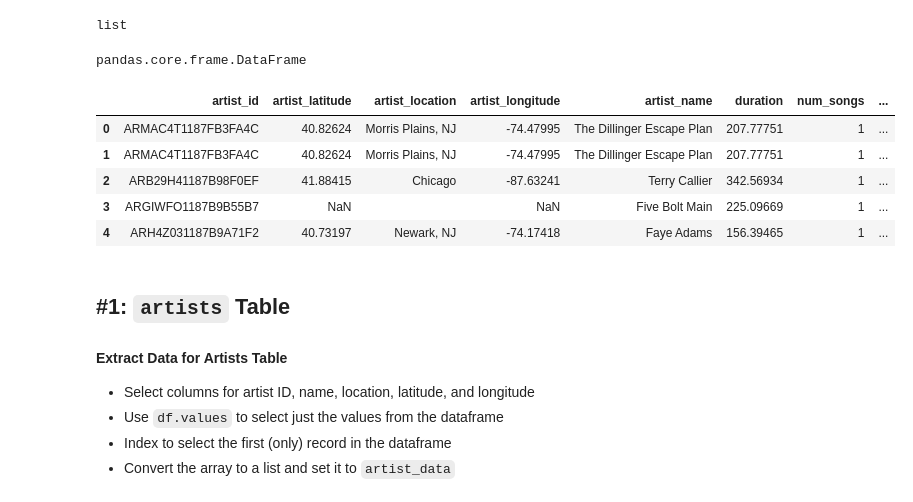
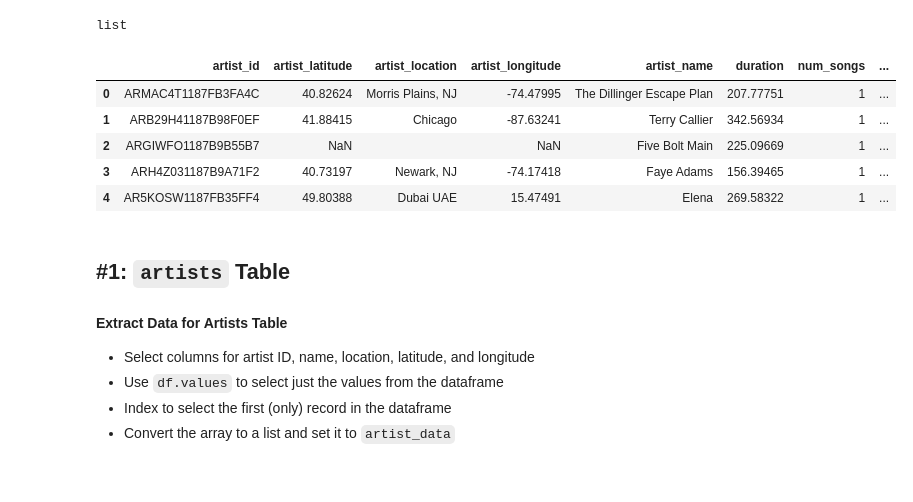
Before and after one commit to gabfr/data-engineering-nanodegree, a Jupyter notebook: 1-data-modeling/L3-Project_Data_Modeling_with_Postgres/etl.ipynb, the cells around one changed output. Saved outputs shown, nothing was run; the diff lists cells and outputs as text; code cells hidden in the pictures.

```diff
--- a/1-data-modeling/L3-Project_Data_Modeling_with_Postgres/etl.ipynb
+++ b/1-data-modeling/L3-Project_Data_Modeling_with_Postgres/etl.ipynb
@@ -45,21 +45,17 @@ list
 # %%
 song_files_iterator = iter(song_files)
 file_path = next(song_files_iterator)
 df = pd.read_json(file_path, lines=True)
-type(df)
+for song_file in song_files_iterator:
+    df = df.append(pd.read_json(song_file, lines=True), ignore_index=True)
+df.head()
 # %% [output]
-pandas.core.frame.DataFrame
+|  | artist_id | artist_latitude | artist_location | artist_longitude | artist_name | duration | num_songs | ... |
+| 0 | ARMAC4T1187FB3FA4C | 40.82624 | Morris Plains, NJ | -74.47995 | The Dillinger Escape Plan | 207.77751 | 1 | ... |
+| 1 | ARB29H41187B98F0EF | 41.88415 | Chicago | -87.63241 | Terry Callier | 342.56934 | 1 | ... |
+| 2 | ARGIWFO1187B9B55B7 | NaN |  | NaN | Five Bolt Main | 225.09669 | 1 | ... |
+| 3 | ARH4Z031187B9A71F2 | 40.73197 | Newark, NJ | -74.17418 | Faye Adams | 156.39465 | 1 | ... |
+| 4 | AR5KOSW1187FB35FF4 | 49.80388 | Dubai UAE | 15.47491 | Elena | 269.58322 | 1 | ... |
-# %%
-for song_file in song_files:
-    df = df.append(pd.read_json(song_file, lines=True), ignore_index=True)
-df.head()
-# %% [output]
-|  | artist_id | artist_latitude | artist_location | artist_longitude | artist_name | duration | num_songs | ... |
-| 0 | ARMAC4T1187FB3FA4C | 40.82624 | Morris Plains, NJ | -74.47995 | The Dillinger Escape Plan | 207.77751 | 1 | ... |
-| 1 | ARMAC4T1187FB3FA4C | 40.82624 | Morris Plains, NJ | -74.47995 | The Dillinger Escape Plan | 207.77751 | 1 | ... |
-| 2 | ARB29H41187B98F0EF | 41.88415 | Chicago | -87.63241 | Terry Callier | 342.56934 | 1 | ... |
-| 3 | ARGIWFO1187B9B55B7 | NaN |  | NaN | Five Bolt Main | 225.09669 | 1 | ... |
-| 4 | ARH4Z031187B9A71F2 | 40.73197 | Newark, NJ | -74.17418 | Faye Adams | 156.39465 | 1 | ... |
 # %% [markdown]
 ## #1: `artists` Table
 #### Extract Data for Artists Table
```
Also changed, not shown: parts of 9 cells of this notebook, 1 other file.
